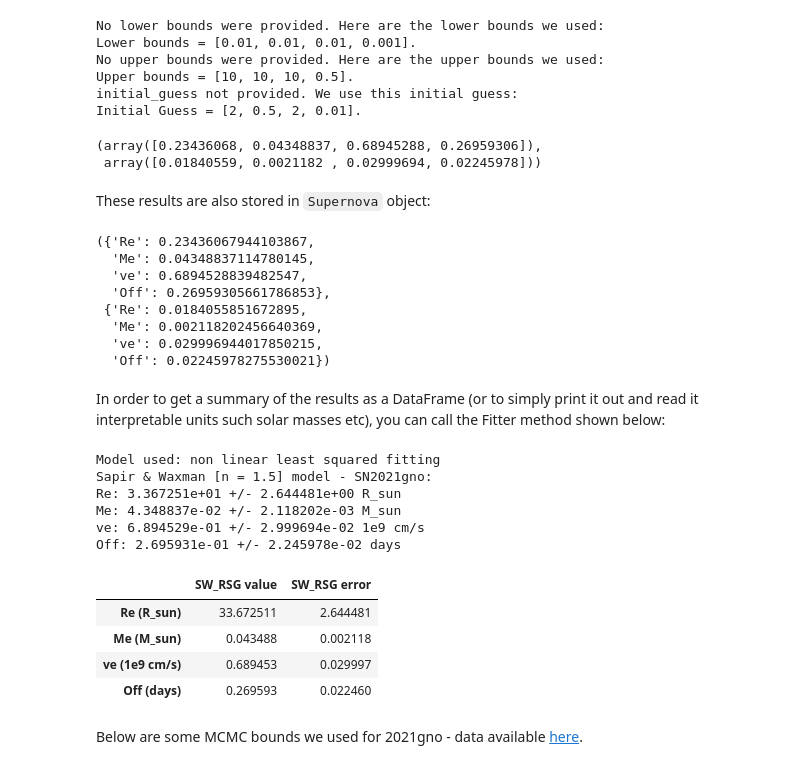
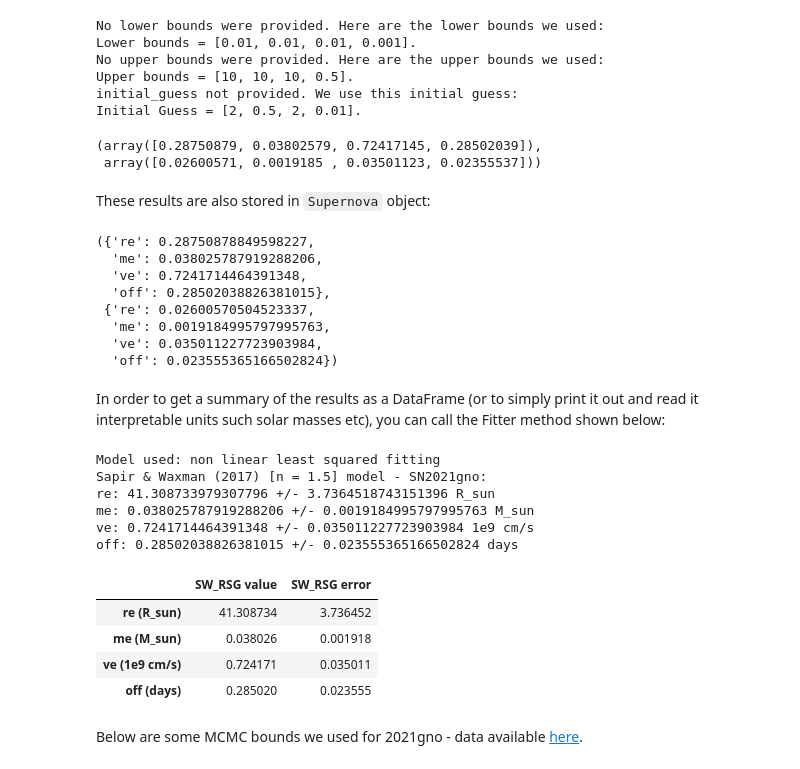
Before and after one commit to padma18-vb/shock_cooling_curve, a Jupyter notebook: tutorial.ipynb, the cells around one changed output. Drawn from its saved outputs; the diff is of its cells as text; code cells hidden in the pictures.

```diff
--- a/tutorial.ipynb
+++ b/tutorial.ipynb
@@ -78,7 +82,7 @@ file_and_data_location = 'example_data'
 # a Supernova object. So we're saying "from the module SW_BSG (which we've imported before), use the class SW_RSG. The other modules (SW_BSG, PIRO_2020
 # and PIRO_2015) follow the same structure."
 
-test_model = SW_RSG.SW_RSG(config_file=config_file_name, path_storage=file_and_data_location)
+test_model = sw_rsg.SW_RSG(config_file=config_file_name, path_storage=file_and_data_location)
 # %% [markdown]
 `test_model` will contain all the information to process your photometry data. Under the supplied `path_to_storage`, you will find a new csv file called `reduced_data.csv`, which contains extincted magnitudes and only the data observed the specified time frame (in between `start_SN` and `end_SC`). Apart from this, test_model also has all the filter information for different surveys and corresponding bandpasses used to collect the photometry data.
 # %%
@@ -201,41 +205,41 @@ Initial Guess = [2, 0.5, 2, 0.01].
 # in order to access the covariance matrix you can ask for
 curve_fit_results
 # %% [output]
-(array([0.23436068, 0.04348837, 0.68945288, 0.26959306]),
- array([0.01840559, 0.0021182 , 0.02999694, 0.02245978]))
+(array([0.28750879, 0.03802579, 0.72417145, 0.28502039]),
+ array([0.02600571, 0.0019185 , 0.03501123, 0.02355537]))
 # %% [markdown]
 These results are also stored in `Supernova` object:
 # %%
 cf_params, cf_errs = test_model.get_curvefit_values()
 cf_params, cf_errs
 # %% [output]
-({'Re': 0.23436067944103867,
-  'Me': 0.04348837114780145,
-  've': 0.6894528839482547,
-  'Off': 0.26959305661786853},
- {'Re': 0.0184055851672895,
-  'Me': 0.002118202456640369,
-  've': 0.029996944017850215,
-  'Off': 0.02245978275530021})
+({'re': 0.28750878849598227,
+  'me': 0.038025787919288206,
+  've': 0.7241714464391348,
+  'off': 0.28502038826381015},
+ {'re': 0.02600570504523337,
+  'me': 0.0019184995797995763,
+  've': 0.035011227723903984,
+  'off': 0.023555365166502824})
 # %% [markdown]
 In order to get a summary of the results as a DataFrame (or to simply print it out and read it interpretable units such solar masses etc), you can call the Fitter method shown below:
 # %%
 # options for model are "curvefit" and "MCMC"
 
-results_df = fit_test_model.display_results(model = 'curvefit')
+results_df = fit_test_model.display_results(method = 'curvefit')
 results_df
 # %% [output]
 Model used: non linear least squared fitting
-Sapir & Waxman [n = 1.5] model - SN2021gno:
-Re: 3.367251e+01 +/- 2.644481e+00 R_sun
-Me: 4.348837e-02 +/- 2.118202e-03 M_sun
-ve: 6.894529e-01 +/- 2.999694e-02 1e9 cm/s
-Off: 2.695931e-01 +/- 2.245978e-02 days
+Sapir & Waxman (2017) [n = 1.5] model - SN2021gno:
+re: 41.308733979307796 +/- 3.7364518743151396 R_sun
+me: 0.038025787919288206 +/- 0.0019184995797995763 M_sun
+ve: 0.7241714464391348 +/- 0.035011227723903984 1e9 cm/s
+off: 0.28502038826381015 +/- 0.023555365166502824 days
 |  | SW_RSG value | SW_RSG error |
-| Re (R_sun) | 33.672511 | 2.644481 |
-| Me (M_sun) | 0.043488 | 0.002118 |
-| ve (1e9 cm/s) | 0.689453 | 0.029997 |
-| Off (days) | 0.269593 | 0.022460 |
+| re (R_sun) | 41.308734 | 3.736452 |
+| me (M_sun) | 0.038026 | 0.001918 |
+| ve (1e9 cm/s) | 0.724171 | 0.035011 |
+| off (days) | 0.285020 | 0.023555 |
 # %% [markdown]
 Below are some MCMC bounds we used for 2021gno - data available [here](https://github.com/padma18-vb/shock_cooling_curve/tree/main/example_data).
 # %%
```
Also changed, not shown: parts of 22 cells of this notebook, 9 other files.
